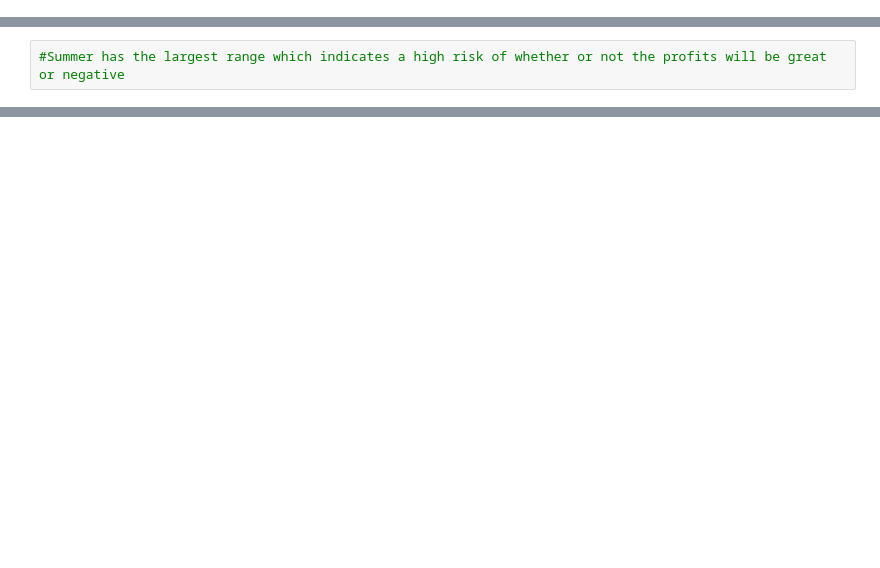
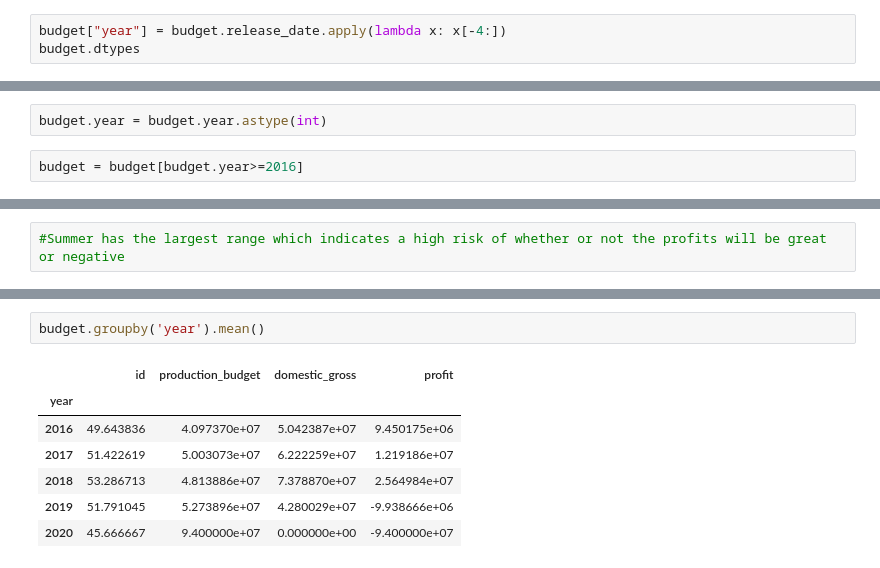
Before and after one commit to richesinrr0/microsoft_movie_analysis, a Jupyter notebook: Movie_analysis_tables.ipynb, the cells around one changed output, grey strips where cells are left out. Drawn from its saved outputs; the diff is of its cells as text; blank space fills up the shorter version.

```diff
--- a/Movie_analysis_tables.ipynb
+++ b/Movie_analysis_tables.ipynb
@@ -27,0 +54,3 @@ budget
+# %%
+budget["year"] = budget.release_date.apply(lambda x: x[-4:])
+budget.dtypes
@@ -28,2 +67,6 @@ budget
+# %%
+budget.year = budget.year.astype(int)
+# %%
+budget = budget[budget.year>=2016]
 # %%
 budget["Season"].value_counts()
@@ -106,0 +215,10 @@ get_genres('Comedy', ' Comedy')
+# %%
+budget.groupby('year').mean()
+# %% [output]
+|  | id | production_budget | domestic_gross | profit |
+| year |  |  |  |  |
+| 2016 | 49.643836 | 4.097370e+07 | 5.042387e+07 | 9.450175e+06 |
+| 2017 | 51.422619 | 5.003073e+07 | 6.222259e+07 | 1.219186e+07 |
+| 2018 | 53.286713 | 4.813886e+07 | 7.378870e+07 | 2.564984e+07 |
+| 2019 | 51.791045 | 5.273896e+07 | 4.280029e+07 | -9.938666e+06 |
+| 2020 | 45.666667 | 9.400000e+07 | 0.000000e+00 | -9.400000e+07 |
```
Also changed, not shown: parts of 28 cells of this notebook.
